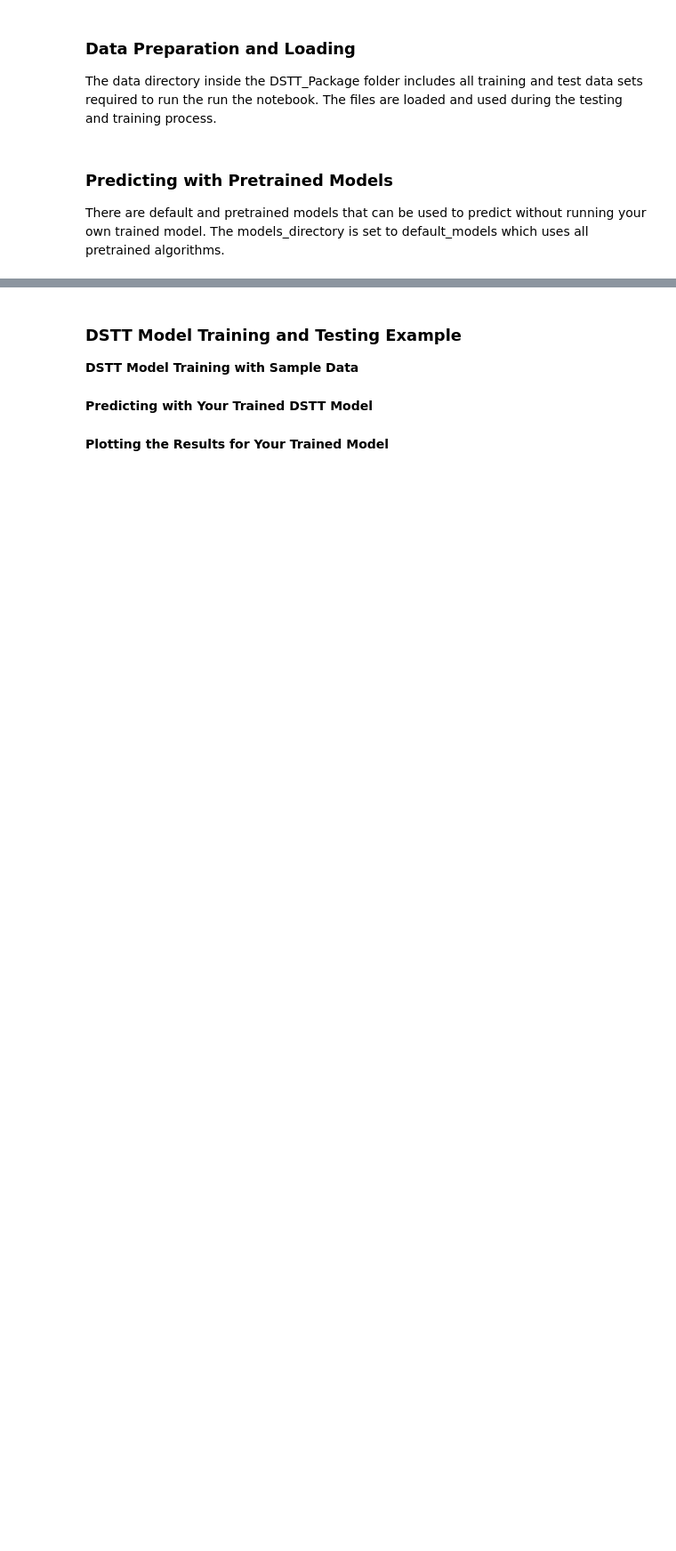
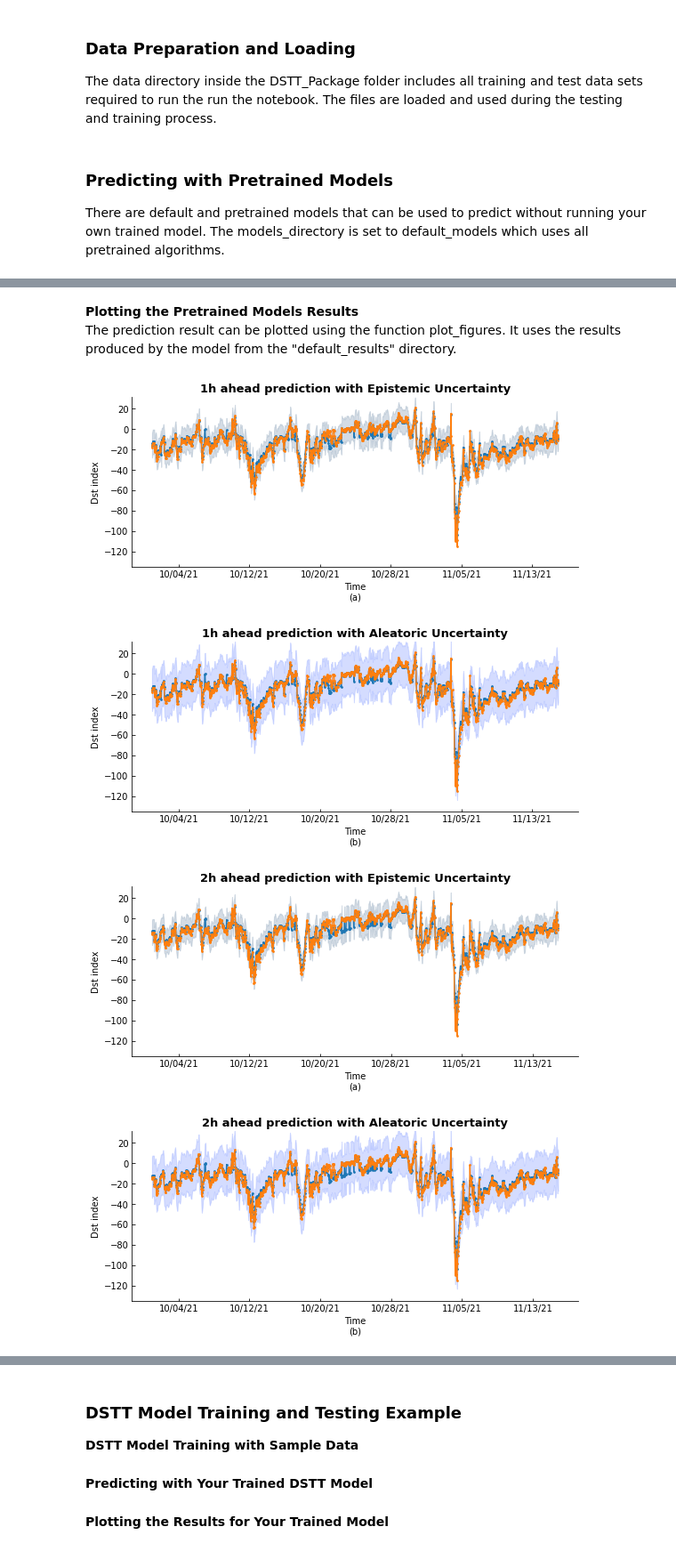
Before and after one commit to ccsc-tools/Dst-prediction, a Jupyter notebook: YA_01_ForecastingDstIndexBayesianDeepLearning.ipynb, the cells around one changed output, grey strips where cells are left out. Shown: that part at 89% size. Saved outputs shown, nothing was run; the diff lists cells and outputs as text; code cells hidden in the pictures; blank space fills up the shorter version.

```diff
--- a/YA_01_ForecastingDstIndexBayesianDeepLearning.ipynb
+++ b/YA_01_ForecastingDstIndexBayesianDeepLearning.ipynb
@@ -205,0 +244,18 @@ There are default and pretrained models that can be used to predict without runn
+# %% [markdown]
+**Plotting the Pretrained Models Results**<br>
+The prediction result can be plotted using the function plot_figures. It uses the results produced by the model from the "default_results" directory.
+# %%
+from DSTT_plot_results_figures import plot_figures
+
+figures_dir='default_figures'
+results_dir='default_results'
+print('Plotting figures for default models results for Dst forecasting for 1-6 hours ahead.')
+start_hour=1
+end_hour=6
+
+plot_figures(start_hour, end_hour+1,show_figures=True,figures_dir = figures_dir,results_dir=results_dir)
+# %% [output]
+[figure, added]
+[figure, added]
+[figure, added]
+[figure, added]
```
Also changed, not shown: parts of 9 cells of this notebook, 6 other files.
